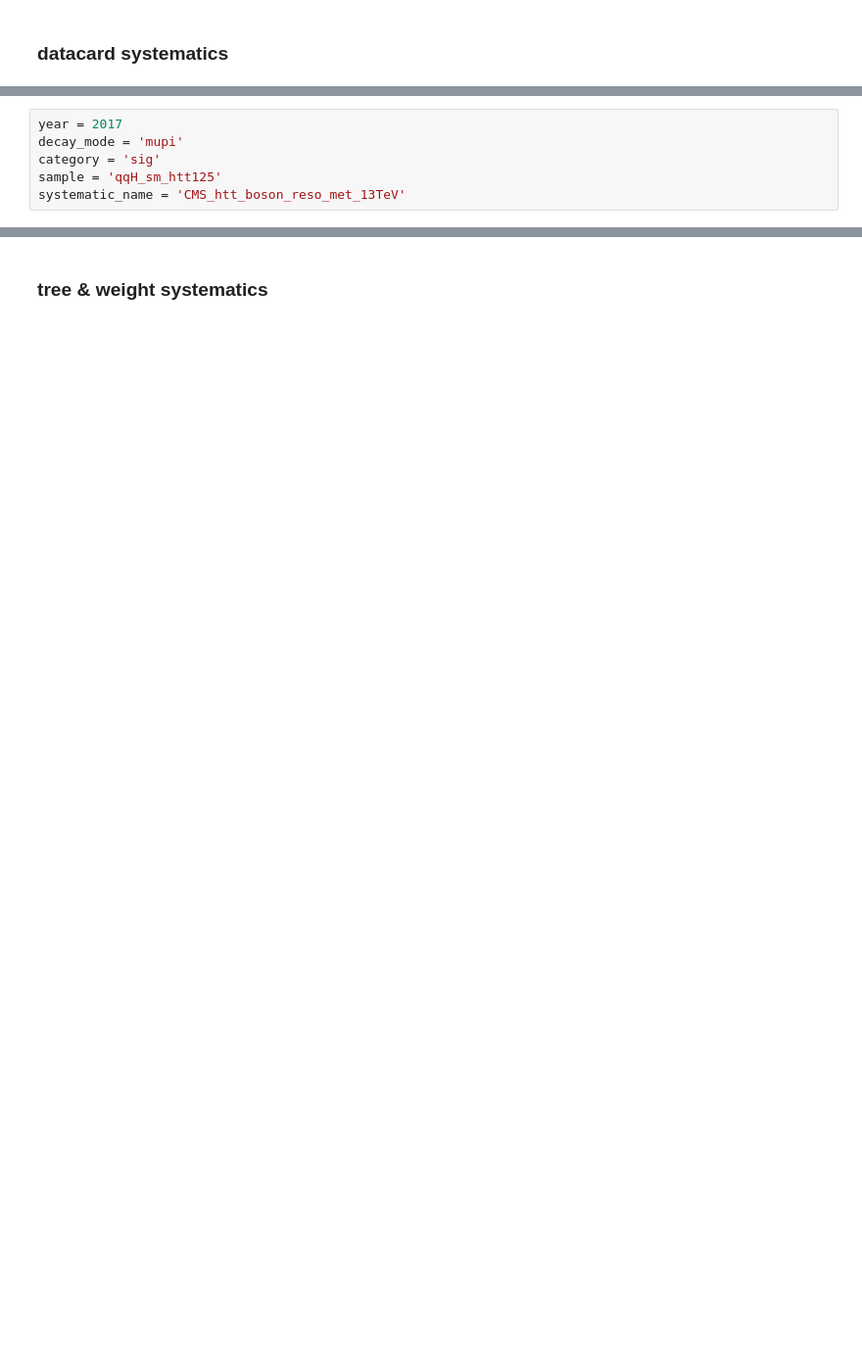
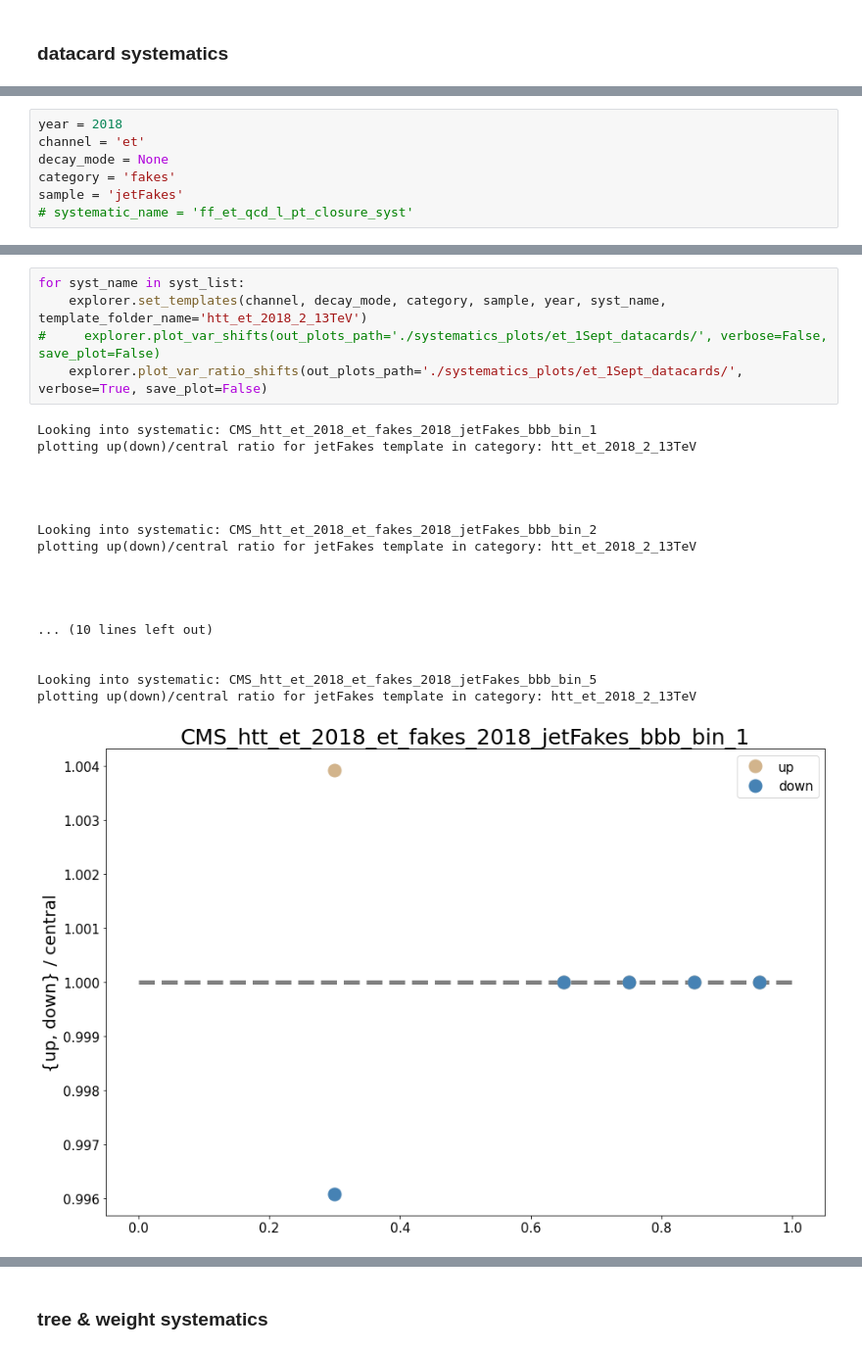
Before and after one commit to yaourtpourtoi/mlFramework, a Jupyter notebook: Systematics.ipynb, the cells around one changed output, grey strips where cells are left out. Shown: that part at 98% size. Saved outputs shown, nothing was run; the diff lists cells and outputs as text; blank space fills up the shorter version.

```diff
--- a/Systematics.ipynb
+++ b/Systematics.ipynb
@@ -52,6 +68,7 @@ found these samples in mt_mua1_fakes_2017 category:
 # %%
-year = 2017
-decay_mode = 'mupi'
-category = 'sig'
-sample = 'qqH_sm_htt125'
-systematic_name = 'CMS_htt_boson_reso_met_13TeV'
+year = 2018
+channel = 'et'
+decay_mode = None
+category = 'fakes'
+sample = 'jetFakes'
+# systematic_name = 'ff_et_qcd_l_pt_closure_syst'
@@ -57,0 +102,24 @@ systematic_name = 'CMS_htt_boson_reso_met_13TeV'
+# %%
+for syst_name in syst_list:
+    explorer.set_templates(channel, decay_mode, category, sample, year, syst_name, template_folder_name='htt_et_2018_2_13TeV')
+#     explorer.plot_var_shifts(out_plots_path='./systematics_plots/et_1Sept_datacards/', verbose=False, save_plot=False)
+    explorer.plot_var_ratio_shifts(out_plots_path='./systematics_plots/et_1Sept_datacards/', verbose=True, save_plot=False)
+# %% [output]
+Looking into systematic: CMS_htt_et_2018_et_fakes_2018_jetFakes_bbb_bin_1
+plotting up(down)/central ratio for jetFakes template in category: htt_et_2018_2_13TeV
+
+
+
+
+Looking into systematic: CMS_htt_et_2018_et_fakes_2018_jetFakes_bbb_bin_2
+plotting up(down)/central ratio for jetFakes template in category: htt_et_2018_2_13TeV
+
+
+
+
+... (10 lines left out)
+
+
+Looking into systematic: CMS_htt_et_2018_et_fakes_2018_jetFakes_bbb_bin_5
+plotting up(down)/central ratio for jetFakes template in category: htt_et_2018_2_13TeV
+[figure, added]
```
Also changed, not shown: parts of 37 cells of this notebook.
